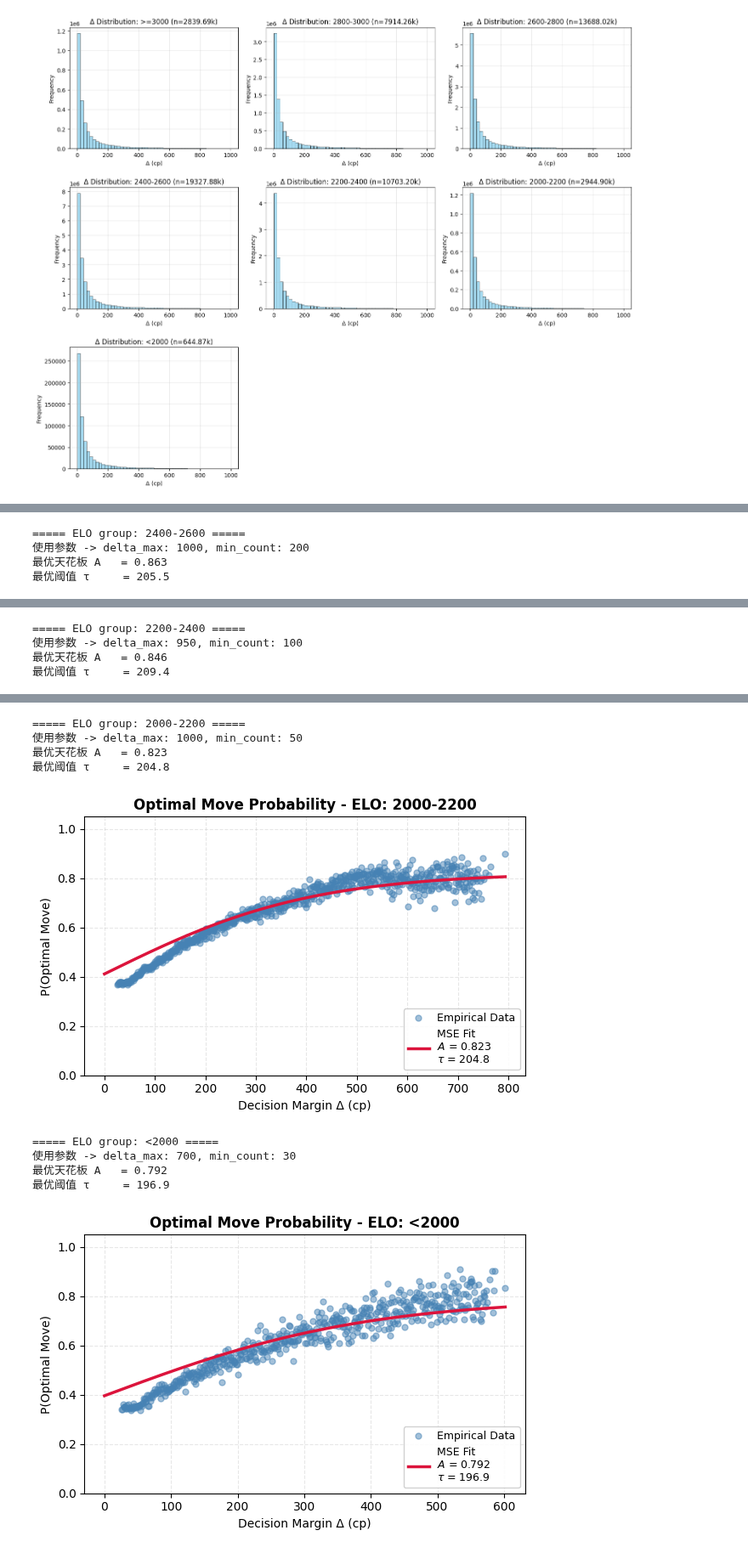
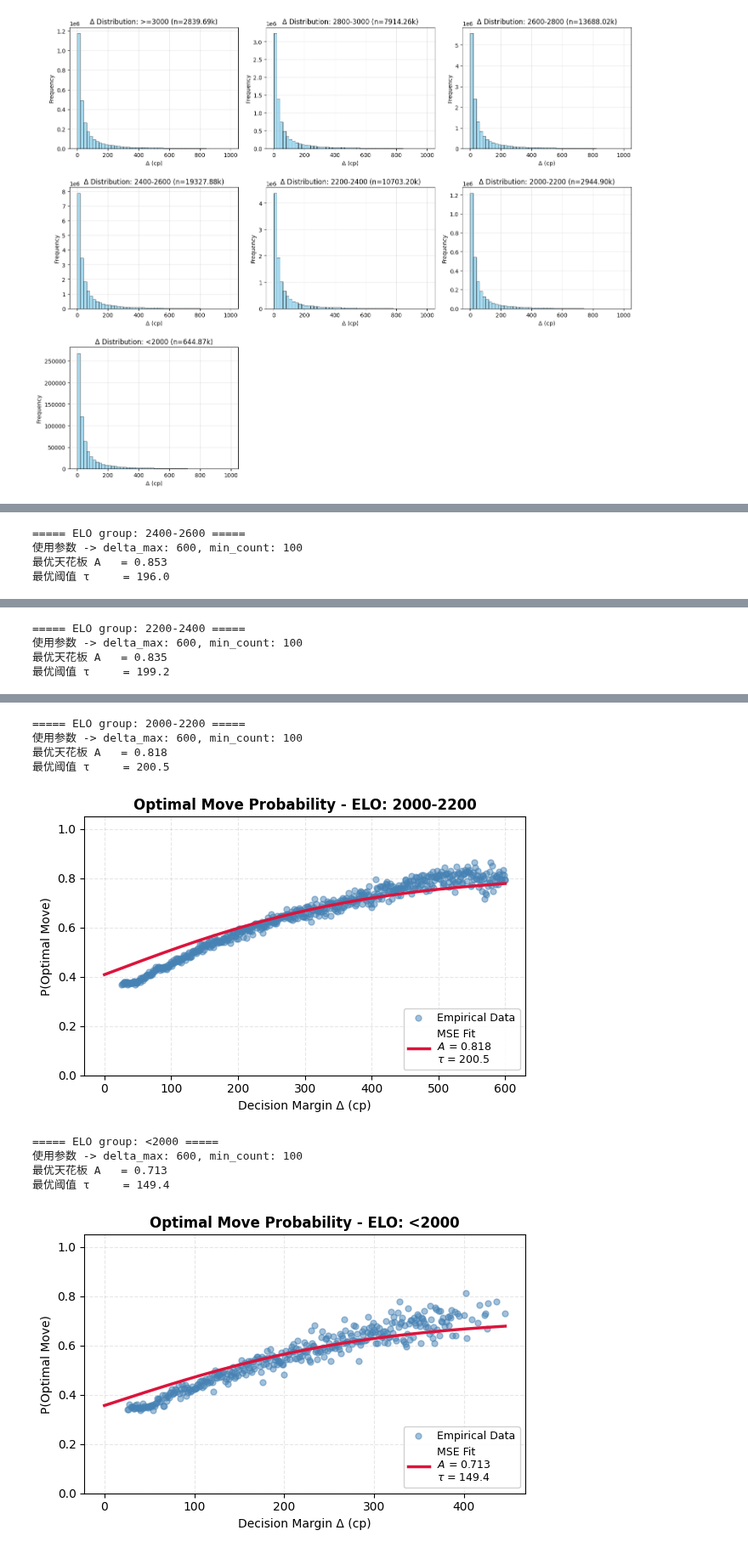
Before and after one commit to zZimablueee/Chess, a Jupyter notebook: complexity/delta_0/delta1.ipynb, the cells around one changed output, grey strips where cells are left out. Shown at 85% size. Cells and saved outputs as stored; diff of their text form; code cells hidden in the pictures.

```diff
--- a/complexity/delta_0/delta1.ipynb
+++ b/complexity/delta_0/delta1.ipynb
@@ -817,7 +817,7 @@ def theoretical_logistic(delta, A, tau):
     exponent = np.clip(-delta/tau, -700, 700)
     return A/(1+ np.exp(exponent))
 
-def empirical_curve(df, group_name, delta_min = 30, delta_max = 800, min_count = 100):
+def empirical_curve(df, group_name, delta_min = 30, delta_max = 600, min_count = 100):
     group_df = df[(df['ELO_Group'] == group_name) & (df['Is_Forced'] == 0)]
     group_df = group_df[(group_df['Δ'] > delta_min) & (group_df['Δ'] <= delta_max)]
     if group_df.empty: return None
@@ -855,7 +855,7 @@ all_prob_curves = {}
 results = {}
 # %%
 g = '<2000'
-d_max = 900
+d_max = 600
 m_cnt = 20
 
 print(f'\n===== 当前正在调试 ELO group: {g} =====')
@@ -911,13 +911,13 @@ else:
 # %%
 # 定制每个组的参数
 group_configs = {
-    '>=3000':   {'delta_max': 850,  'min_count': 50},  # 顶尖棋手样本少，阈值放宽点
-    '2800-3000':{'delta_max': 900, 'min_count': 100},
-    '2600-2800':{'delta_max': 1000, 'min_count': 200},
-    '2400-2600':{'delta_max': 1000, 'min_count': 200}, # 中间段位人多，可以严格点
-    '2200-2400':{'delta_max': 950, 'min_count': 100},
-    '2000-2200':{'delta_max': 1000, 'min_count': 50},
-    '<2000':    {'delta_max': 700, 'min_count': 30}  # 低分段样本可能也少
+    '>=3000':   {'delta_max': 600,  'min_count': 100},  # 顶尖棋手样本少，阈值放宽点
+    '2800-3000':{'delta_max': 600, 'min_count': 100},
+    '2600-2800':{'delta_max': 600, 'min_count': 100},
+    '2400-2600':{'delta_max': 600, 'min_count': 100}, # 中间段位人多，可以严格点
+    '2200-2400':{'delta_max': 600, 'min_count': 100},
+    '2000-2200':{'delta_max': 600, 'min_count': 100},
+    '<2000':    {'delta_max': 600, 'min_count': 100}  # 低分段样本可能也少
 }
 
 all_prob_curves = {}
@@ -1000,4 +1000,4 @@ for g in group_order:
 ===== ELO group: 2400-2600 =====
-使用参数 -> delta_max: 1000, min_count: 200
-最优天花板 A   = 0.863
-最优阈值 τ     = 205.5
+使用参数 -> delta_max: 600, min_count: 100
+最优天花板 A   = 0.853
+最优阈值 τ     = 196.0
@@ -1005,4 +1005,4 @@ for g in group_order:
 ===== ELO group: 2200-2400 =====
-使用参数 -> delta_max: 950, min_count: 100
-最优天花板 A   = 0.846
-最优阈值 τ     = 209.4
+使用参数 -> delta_max: 600, min_count: 100
+最优天花板 A   = 0.835
+最优阈值 τ     = 199.2
@@ -1010,10 +1010,10 @@ for g in group_order:
 ===== ELO group: 2000-2200 =====
-使用参数 -> delta_max: 1000, min_count: 50
-最优天花板 A   = 0.823
-最优阈值 τ     = 204.8
+使用参数 -> delta_max: 600, min_count: 100
+最优天花板 A   = 0.818
+最优阈值 τ     = 200.5
-[figure, old version]
+[figure, new version]
 ===== ELO group: <2000 =====
-使用参数 -> delta_max: 700, min_count: 30
-最优天花板 A   = 0.792
-最优阈值 τ     = 196.9
+使用参数 -> delta_max: 600, min_count: 100
+最优天花板 A   = 0.713
+最优阈值 τ     = 149.4
-[figure, old version]
+[figure, new version]
```
Also changed, not shown: parts of 6 cells of this notebook, 2 other files.
